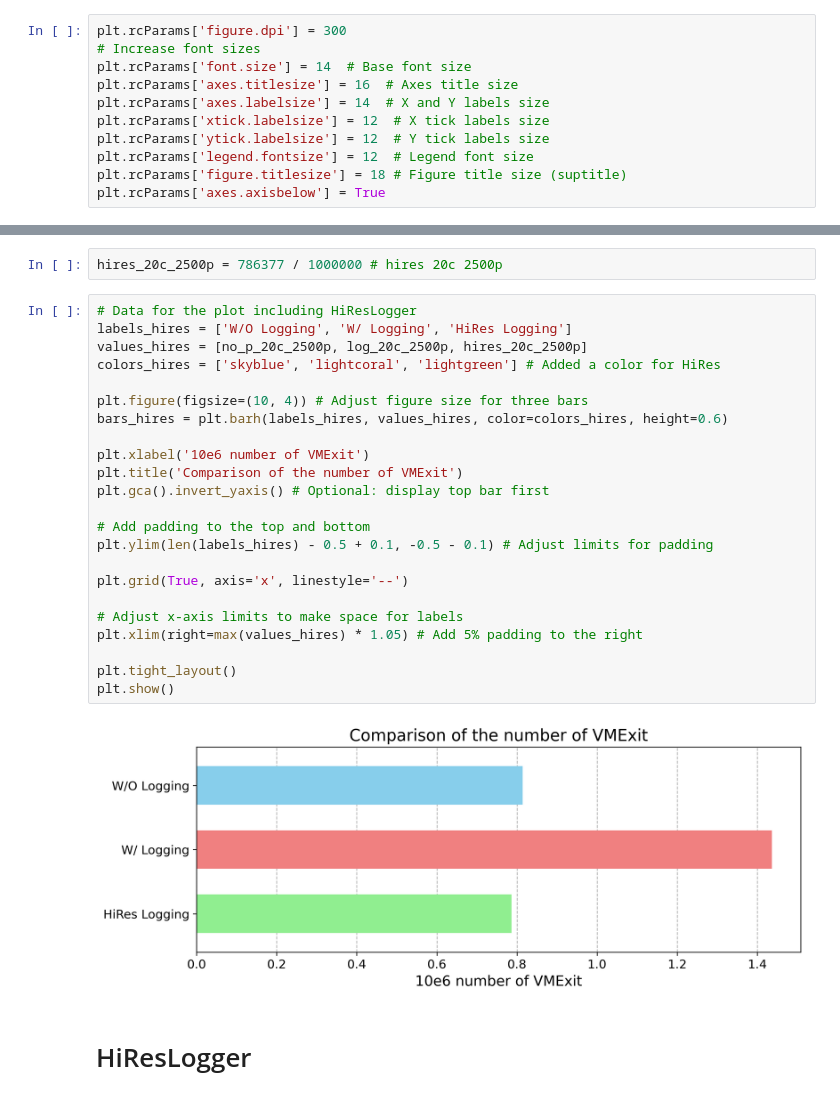
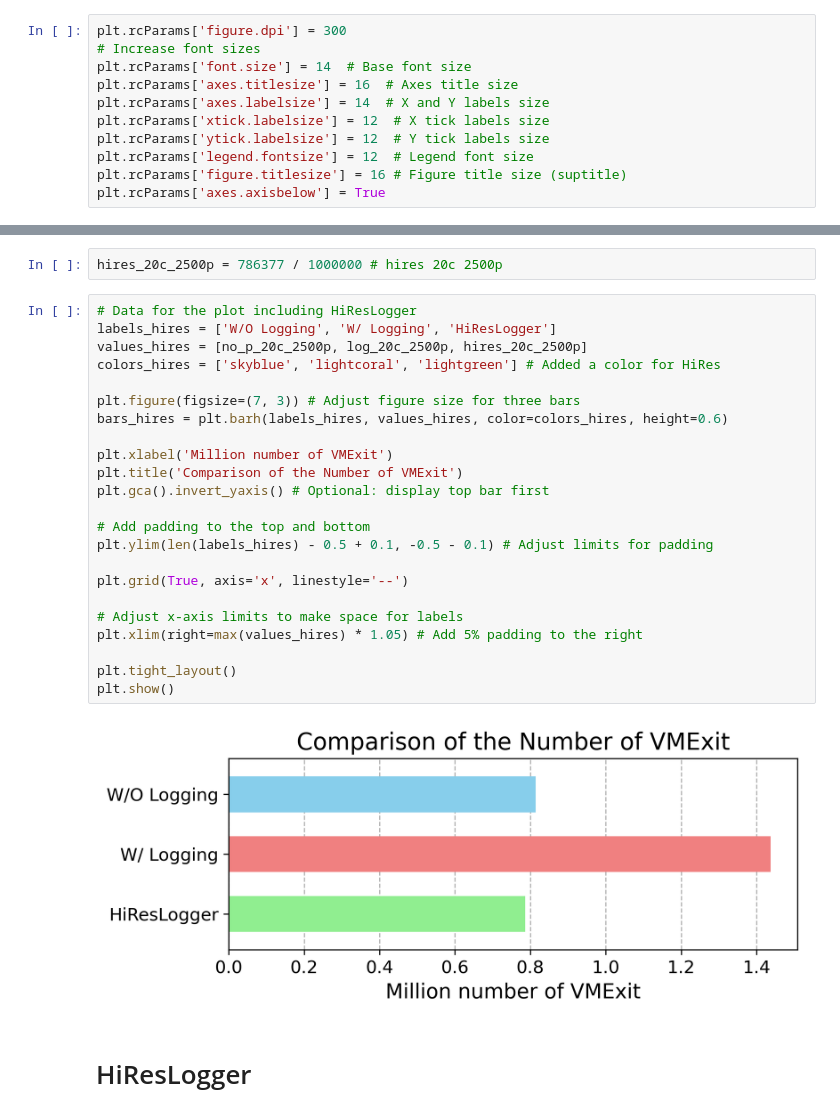
Before and after one commit to totoroyyb/cvm-net-perf, a Jupyter notebook: hires_analytic/main.ipynb, the cells around one changed output, grey strips where cells are left out. Saved outputs shown, nothing was run; the diff lists cells and outputs as text.

```diff
--- a/hires_analytic/main.ipynb
+++ b/hires_analytic/main.ipynb
@@ -19,7 +19,7 @@ plt.rcParams['axes.labelsize'] = 14  # X and Y labels size
 plt.rcParams['xtick.labelsize'] = 12  # X tick labels size
 plt.rcParams['ytick.labelsize'] = 12  # Y tick labels size
 plt.rcParams['legend.fontsize'] = 12  # Legend font size
-plt.rcParams['figure.titlesize'] = 18 # Figure title size (suptitle)
+plt.rcParams['figure.titlesize'] = 16 # Figure title size (suptitle)
 plt.rcParams['axes.axisbelow'] = True
 # %%
 echo_logs = pd.read_parquet('echo_logs.parquet')
@@ -681,28 +677,28 @@ plt.show()
 hires_20c_2500p = 786377 / 1000000 # hires 20c 2500p
 # %%
 # Data for the plot including HiResLogger
-labels_hires = ['W/O Logging', 'W/ Logging', 'HiRes Logging']
+labels_hires = ['W/O Logging', 'W/ Logging', 'HiResLogger']
 values_hires = [no_p_20c_2500p, log_20c_2500p, hires_20c_2500p]
 colors_hires = ['skyblue', 'lightcoral', 'lightgreen'] # Added a color for HiRes
 
-plt.figure(figsize=(10, 4)) # Adjust figure size for three bars
+plt.figure(figsize=(7, 3)) # Adjust figure size for three bars
 bars_hires = plt.barh(labels_hires, values_hires, color=colors_hires, height=0.6)
 
-plt.xlabel('10e6 number of VMExit')
-plt.title('Comparison of the number of VMExit')
+plt.xlabel('Million number of VMExit')
+plt.title('Comparison of the Number of VMExit')
 plt.gca().invert_yaxis() # Optional: display top bar first
 
 # Add padding to the top and bottom
 plt.ylim(len(labels_hires) - 0.5 + 0.1, -0.5 - 0.1) # Adjust limits for padding
 
 plt.grid(True, axis='x', linestyle='--')
 
 # Adjust x-axis limits to make space for labels
 plt.xlim(right=max(values_hires) * 1.05) # Add 5% padding to the right
 
 plt.tight_layout()
 plt.show()
 # %% [output]
-[figure, old version]
+[figure, new version]
 # %% [markdown]
 # HiResLogger
```
Also changed, not shown: parts of 9 cells of this notebook, 4 other files.
